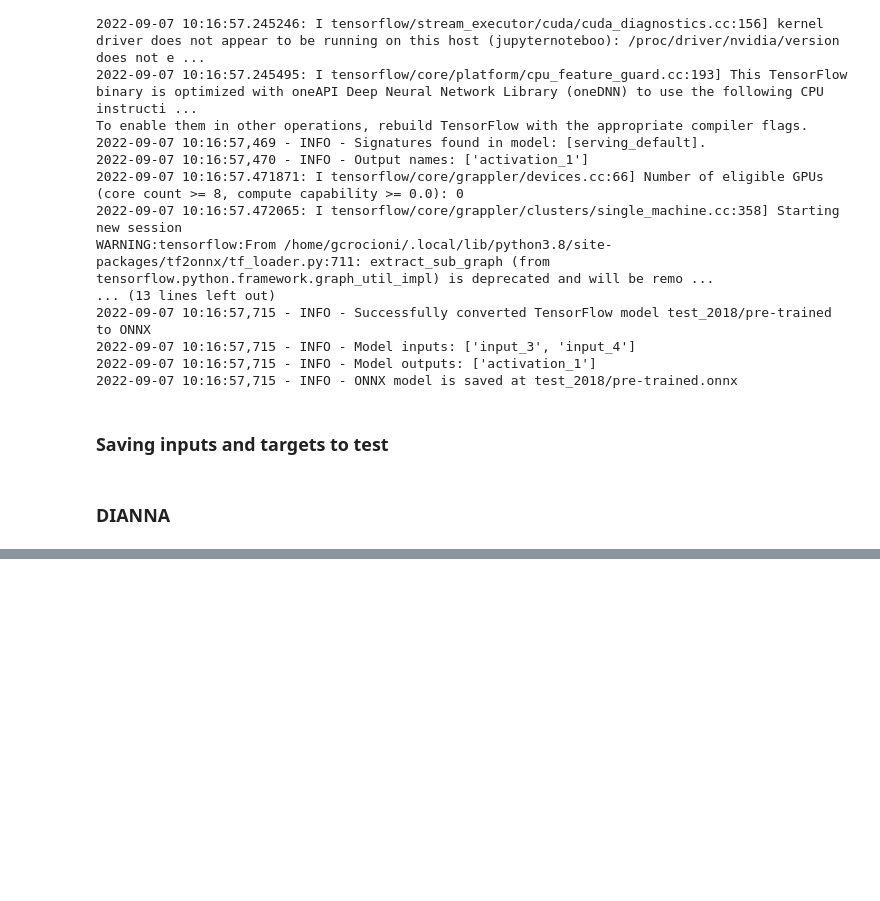
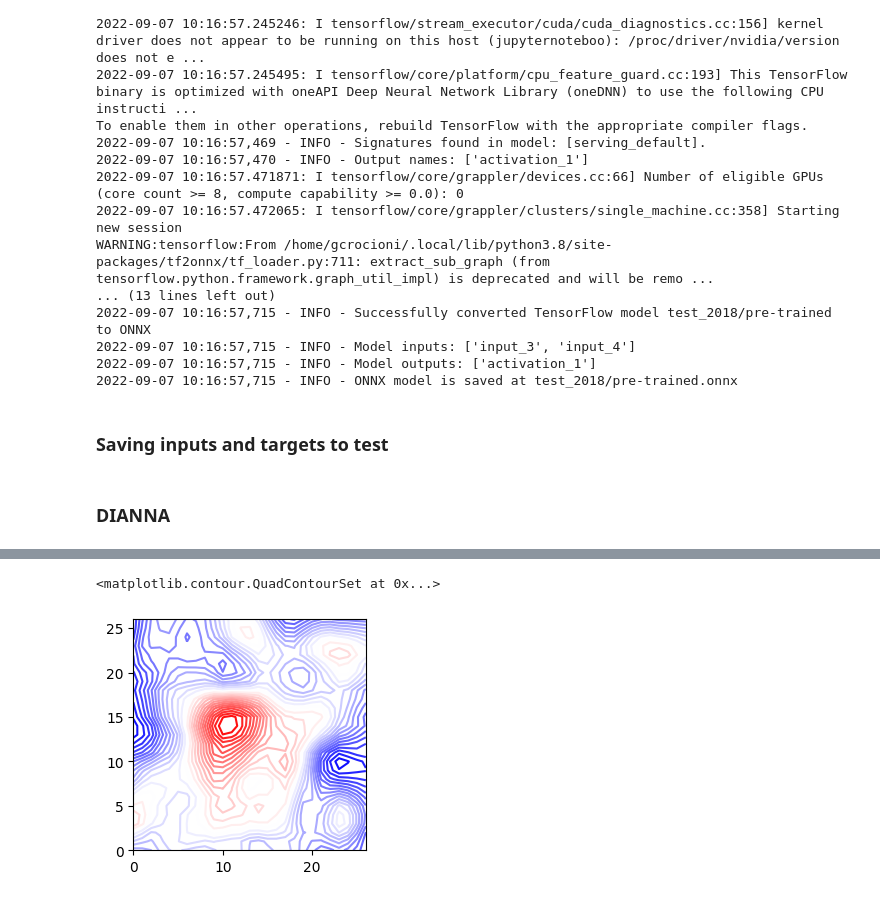
Before and after one commit to chiemvs/lorentz, a Jupyter notebook: dianna/dianna.ipynb, the cells around one changed output, grey strips where cells are left out. Cells and saved outputs as stored; diff of their text form; code cells hidden in the pictures; blank space fills up the shorter version.

```diff
--- a/dianna/dianna.ipynb
+++ b/dianna/dianna.ipynb
@@ -98,0 +195,6 @@ ax3.title.set_text('TCW: Total Column Water')
+# %%
+fig, axs = plt.subplots(figsize=(3, 3))
+axs.contour(relevances[class_idx], 30, cmap = 'bwr')
+# %% [output]
+<matplotlib.contour.QuadContourSet at 0x...>
+[figure, added]
```
Also changed, not shown: parts of 23 cells of this notebook, 1 other file.
